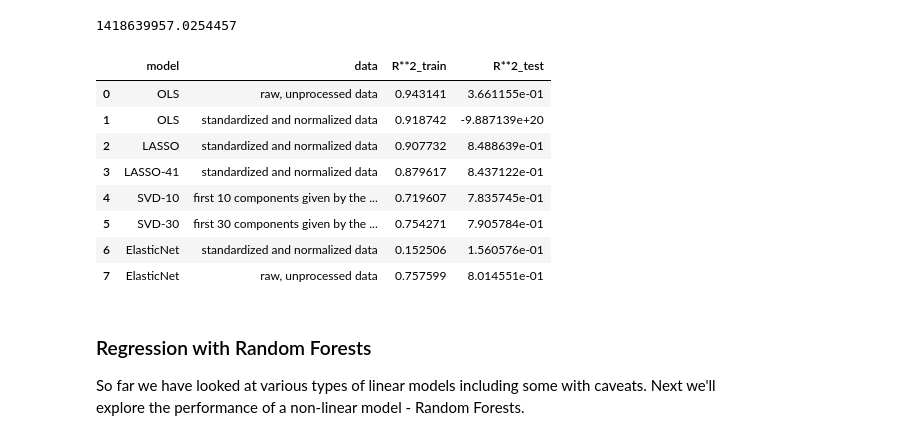
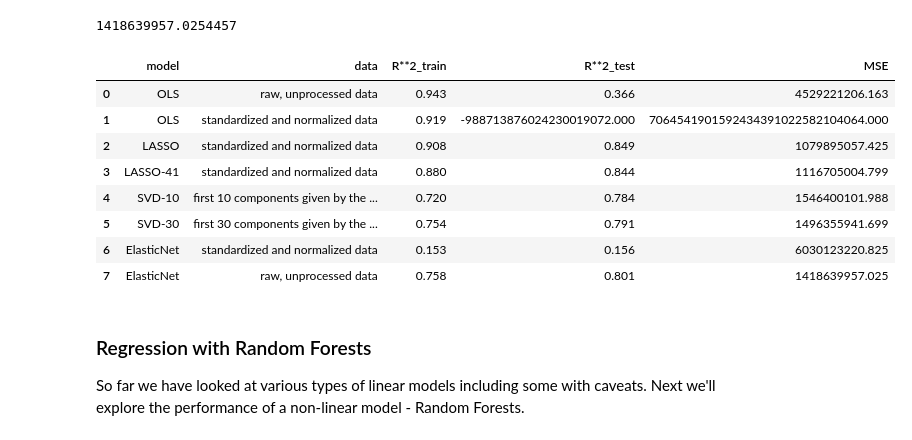
Before and after one commit to aditinabar/house-prices-modeling, a Jupyter notebook: Predicting House Prices.ipynb, the cells around one changed output. Saved outputs shown, nothing was run; the diff lists cells and outputs as text; code cells hidden in the pictures.

```diff
--- a/Predicting House Prices.ipynb
+++ b/Predicting House Prices.ipynb
@@ -20,6 +20,8 @@ from sklearn.ensemble import RandomForestRegressor
 from IPython.display import Markdown as md
 from IPython.core.interactiveshell import InteractiveShell
 InteractiveShell.ast_node_interactivity = 'all'
+
+pd.set_option('display.float_format', lambda x: '%.3f' % x)
 # %%
 df = pd.read_csv('train.csv')
 Y = df['SalePrice']
@@ -132,3 +136,12 @@ test_X, val_X, test_Y, val_Y = train_test_split(test_X, test_Y, train_size=.8, r
+# %%
+def eval_model(metrics):
+    global model_performance
+    if 'model_performance' not in globals():
+        model_performance = pd.DataFrame(data={'model': [metrics[0]],'data': [metrics[1]],'R**2_train':[metrics[2]],'R**2_test':[metrics[3]],'MSE':[metrics[4]]})
+    else:
+        model_performance = model_performance.append({'model': metrics[0],'data': metrics[1],'R**2_train':metrics[2],'R**2_test':metrics[3],'MSE':metrics[4]},
+                                                 ignore_index=True)
+        model_performance = model_performance.drop_duplicates(subset=['model', 'data', 'R**2_train', 'R**2_test', 'MSE'])
 # %% [markdown]
 ### Predicting with linear models
 # %%
@@ -223,10 +236,3 @@ lasso_41.score(X_scaled, train_Y)
 # %%
 test_X_standardized = scalar.transform(test_X)
 test_X_scaled = normalize(test_X_standardized, norm='l2')
-# %%
-model_performance = pd.DataFrame(data={'model': ['OLS', 'OLS', 'LASSO','LASSO-41'],
-                                       'data':['raw, unprocessed data', 'standardized and normalized data', 'standardized and normalized data', 'standardized and normalized data'],
-                                       'R**2_train': [reg_lm_raw.score(train_X, train_Y), reg_lm_scaled.score(X_scaled, train_Y),reg_lasso.score(X_scaled, train_Y), lasso_41.score(X_scaled, train_Y),],
-                                       'R**2_test': [reg_lm_raw.score(test_X, test_Y), reg_lm_scaled.score(test_X_scaled, test_Y), reg_lasso.score(test_X_scaled, test_Y), lasso_41.score(test_X_scaled, test_Y)]
-                                      })
-model_performance
@@ -285,15 +297,8 @@ SVD_test = SVD.transform(test_X_scaled)
 SVD_10_test = pd.DataFrame(SVD_test).iloc[:,0:11]
 SVD_30_test = pd.DataFrame(SVD_test).iloc[:,0:31]
 # %%
-model_performance = model_performance.append({'model': 'SVD-10',
-                          'data':'first 10 components given by the singular values',
-                          'R**2_train':reg_SVD.score(SVD_10, train_Y),
-                          'R**2_test':reg_SVD.score(SVD_10_test, test_Y)},
-                        ignore_index=True)
-model_performance = model_performance.append({'model': 'SVD-30',
-                          'data':'first 30 components given by the singular values',
-                          'R**2_train':reg_SVD_30.score(SVD_30, train_Y),
-                          'R**2_test':reg_SVD_30.score(SVD_30_test, test_Y)},
-                        ignore_index=True).drop_duplicates()
+eval_model(['SVD-10', 'first 10 components given by the singular values', reg_SVD.score(SVD_10, train_Y), reg_SVD.score(SVD_10_test, test_Y), mean_squared_error(reg_SVD.predict(SVD_10_test), test_Y)])
+eval_model(['SVD-30','first 30 components given by the singular values',reg_SVD_30.score(SVD_30, train_Y),reg_SVD_30.score(SVD_30_test, test_Y), mean_squared_error(reg_SVD_30.predict(SVD_30_test), test_Y)])
+
 model_performance
 # %% [output]
@@ -361,24 +366,19 @@ mean_squared_error(testpredictions_elastnet2, test_Y)
 # %% [output]
 1418639957.0254457
 # %%
-to_append = pd.Series(['ElasticNet', 'standardized and normalized data', ElastNet.score(X_scaled, train_Y), ElastNet.score(test_X_scaled, test_Y)],
-                      index=model_performance.columns)
-model_performance = model_performance.append(to_append, ignore_index=True)
-
-to_append = pd.Series(['ElasticNet', 'raw, unprocessed data', ElastNet2.score(train_X, train_Y), ElastNet2.score(test_X, test_Y)],
-                      index=model_performance.columns)
-model_performance = model_performance.append(to_append, ignore_index=True)
+eval_model(['ElasticNet', 'standardized and normalized data', ElastNet.score(X_scaled, train_Y), ElastNet.score(test_X_scaled, test_Y), mean_squared_error(ElastNet.predict(test_X_scaled), test_Y)])
+eval_model(['ElasticNet', 'raw, unprocessed data', ElastNet2.score(train_X, train_Y), ElastNet2.score(test_X, test_Y),mean_squared_error(ElastNet2.predict(test_X), test_Y)])
 model_performance
 # %% [output]
-|  | model | data | R**2_train | R**2_test |
-| 0 | OLS | raw, unprocessed data | 0.943141 | 3.661155e-01 |
-| 1 | OLS | standardized and normalized data | 0.918742 | -9.887139e+20 |
-| 2 | LASSO | standardized and normalized data | 0.907732 | 8.488639e-01 |
-| 3 | LASSO-41 | standardized and normalized data | 0.879617 | 8.437122e-01 |
-| 4 | SVD-10 | first 10 components given by the ... | 0.719607 | 7.835745e-01 |
-| 5 | SVD-30 | first 30 components given by the ... | 0.754271 | 7.905784e-01 |
-| 6 | ElasticNet | standardized and normalized data | 0.152506 | 1.560576e-01 |
-| 7 | ElasticNet | raw, unprocessed data | 0.757599 | 8.014551e-01 |
+|  | model | data | R**2_train | R**2_test | MSE |
+| 0 | OLS | raw, unprocessed data | 0.943 | 0.366 | 4529221206.163 |
+| 1 | OLS | standardized and normalized data | 0.919 | -988713876024230019072.000 | 7064541901592434391022582104064.000 |
+| 2 | LASSO | standardized and normalized data | 0.908 | 0.849 | 1079895057.425 |
+| 3 | LASSO-41 | standardized and normalized data | 0.880 | 0.844 | 1116705004.799 |
+| 4 | SVD-10 | first 10 components given by the ... | 0.720 | 0.784 | 1546400101.988 |
+| 5 | SVD-30 | first 30 components given by the ... | 0.754 | 0.791 | 1496355941.699 |
+| 6 | ElasticNet | standardized and normalized data | 0.153 | 0.156 | 6030123220.825 |
+| 7 | ElasticNet | raw, unprocessed data | 0.758 | 0.801 | 1418639957.025 |
 # %% [markdown]
 ### Regression with Random Forests
 
```
Also changed, not shown: parts of 7 cells of this notebook.
